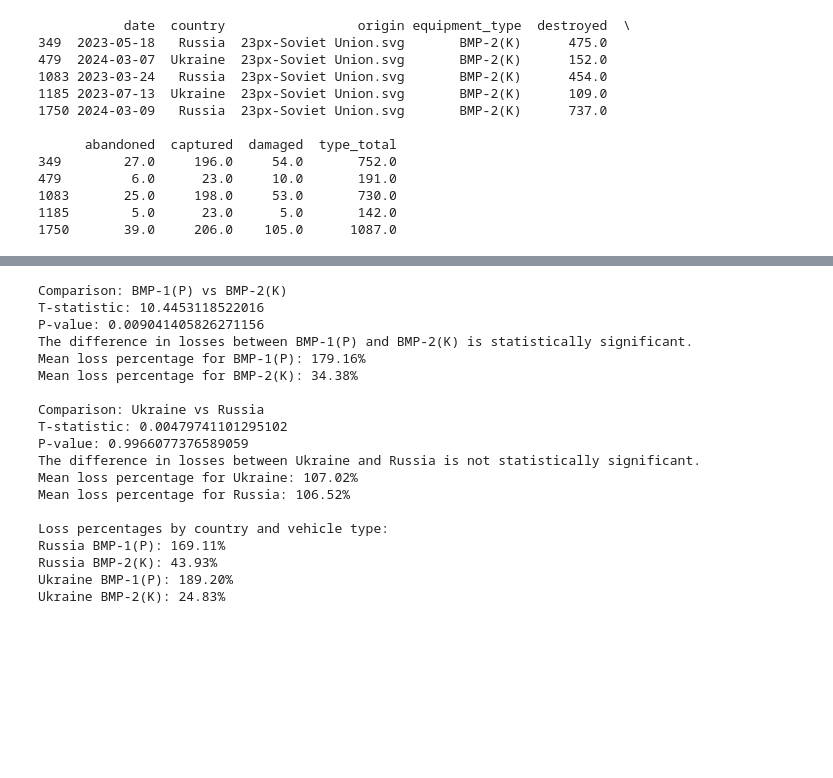
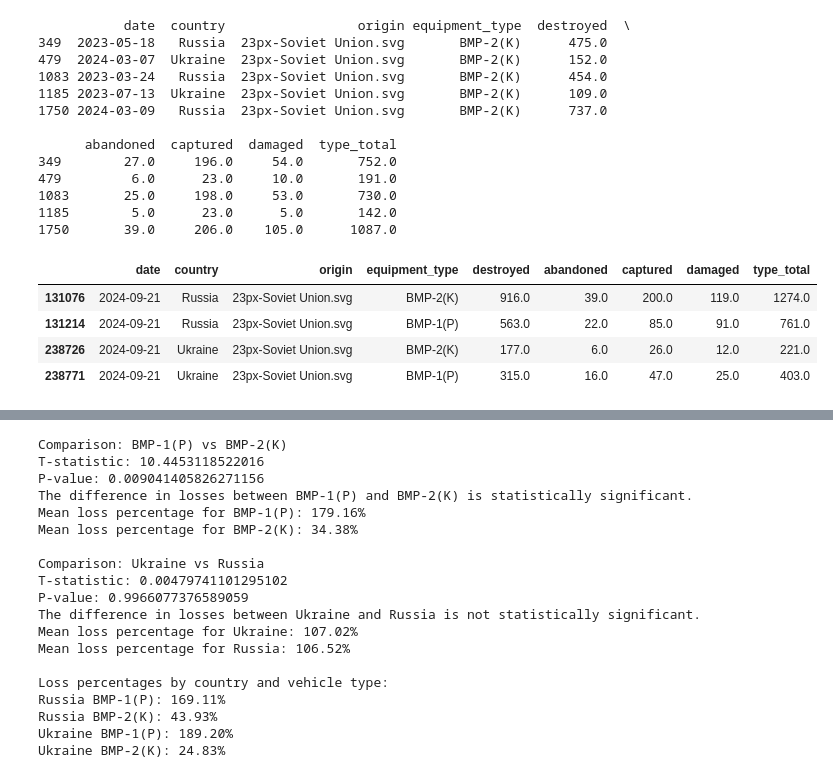
Before and after one commit to m6urns/project3-equipment, a Jupyter notebook: project3.ipynb, the cells around one changed output, grey strips where cells are left out. Saved outputs shown, nothing was run; the diff lists cells and outputs as text; code cells hidden in the pictures; blank space fills up the shorter version.

```diff
--- a/project3.ipynb
+++ b/project3.ipynb
@@ -465 +452,13 @@ bmp_data_2024['Total Losses'] = bmp_data_2024['Destroyed'] + bmp_data_2024['Capt
+# %%
+# Sourced from Oryx, and filtered from our historical dataset
+bmp_data_2024 = df[(df['equipment_type'] == 'BMP-1(P)') | (df['equipment_type'] == 'BMP-2(K)')]
+latest_index = bmp_data_2024.groupby('equipment_type')['date'].transform(max) == bmp_data_2024['date']
+bmp_data_2024 = bmp_data_2024[latest_index]
+bmp_data_2024
+# %% [output]
+|  | date | country | origin | equipment_type | destroyed | abandoned | captured | damaged | type_total |
+| 131076 | 2024-09-21 | Russia | 23px-Soviet Union.svg | BMP-2(K) | 916.0 | 39.0 | 200.0 | 119.0 | 1274.0 |
+| 131214 | 2024-09-21 | Russia | 23px-Soviet Union.svg | BMP-1(P) | 563.0 | 22.0 | 85.0 | 91.0 | 761.0 |
+| 238726 | 2024-09-21 | Ukraine | 23px-Soviet Union.svg | BMP-2(K) | 177.0 | 6.0 | 26.0 | 12.0 | 221.0 |
+| 238771 | 2024-09-21 | Ukraine | 23px-Soviet Union.svg | BMP-1(P) | 315.0 | 16.0 | 47.0 | 25.0 | 403.0 |
 # %%
```
Also changed, not shown: parts of 5 cells of this notebook.
